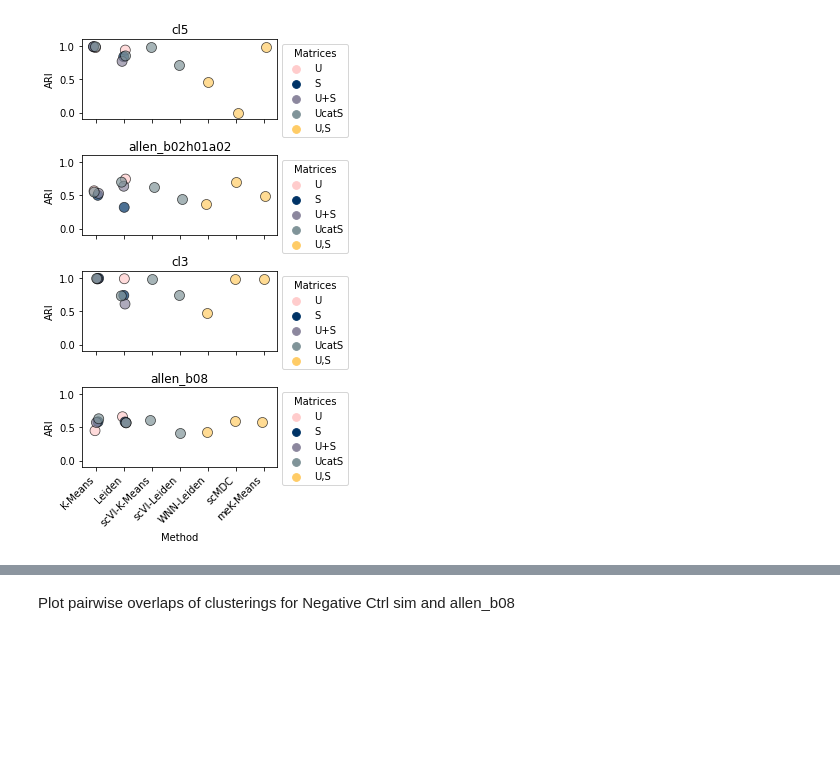
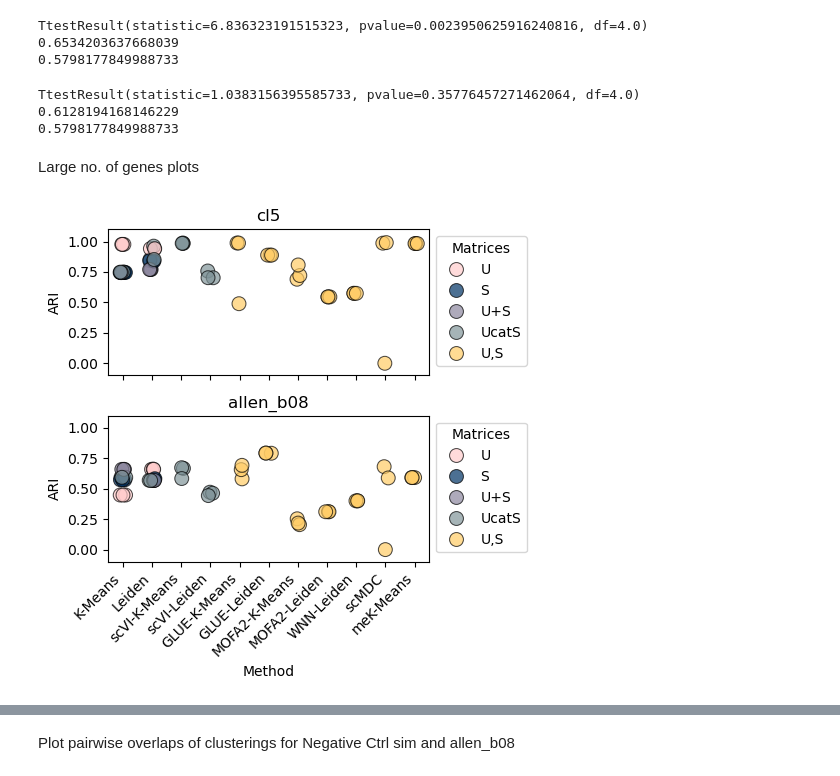
Before and after one commit to pachterlab/CGP_2023, a Jupyter notebook: analysis_notebooks/Figs_2_3_plots.ipynb, the cells around one changed output, grey strips where cells are left out. Saved outputs shown, nothing was run; the diff lists cells and outputs as text; code cells hidden in the pictures; blank space fills up the shorter version.

```diff
--- a/analysis_notebooks/Figs_2_3_plots.ipynb
+++ b/analysis_notebooks/Figs_2_3_plots.ipynb
@@ -68,13 +89,17 @@ Saved  ./fits/meKruns_0317/meK_res_filt.csv
 # %%
 #All clustering result files (sim and bench)
-sim_res = ['./fits/LeidKMeansruns_0306/LK_sim_results.csv',
-           './fits/meKruns_0306/meK_sim_results.csv',
+sim_res = ['./fits/LeidKMeansruns_0508/LK_sim_res.csv',
+           './fits/GLUEruns_0507/GLUE_sim_res.csv',
+           './fits/meKruns_0508/meK_sim_res.csv',
            './fits/scVI_sim_results.csv',
-          './fits/Seuratruns_0306/WNN_sim_results.csv']
+          './fits/Seuratruns_0508/WNN_sim_results.csv',
+          './fits/Seuratruns_0508/MOFA_sim_results.csv']
 
-bench_res = ['./fits/LeidKMeansruns_0215/LK_res.csv',
-            './fits/meKruns_0317/meK_res_filt.csv',
+bench_res = ['./fits/LeidKMeansruns_0508/LK_bench_res.csv',
+             './fits/GLUEruns_0507/GLUE_res.csv',
+            './fits/meKruns_0508/meK_bench_res.csv',
             './fits/scVI_bench_results.csv',
-            './fits/Seuratruns_0215/WNN_bench_results.csv',
-            './fits/scMDC_bench_results.csv']
+            './fits/Seuratruns_0508/WNN_bench_results.csv',
+            './fits/scMDC_bench_results.csv',
+            './fits/Seuratruns_0508/MOFA_bench_results.csv']
 # %%
@@ -175,0 +437,35 @@ array([-1.  ,  0.75,  1.  ,  1.5 ,  2.  ,  3.  ,  5.  ,  8.  , 10.  ,
+# %%
+test1 = 'scVI-K-Means'
+test2 = 'meK-Means'
+gs = 682
+ds = 'allen_b08'
+
+comp1 = list(all_bench[all_bench.Data.isin([ds]) & all_bench.Method.isin([test1]) &all_bench.HVGs.isin([gs])].ARI)
+comp2 = list(all_bench[all_bench.Data.isin([ds]) & all_bench.Method.isin([test2]) &all_bench.HVGs.isin([gs]) ].ARI)
+print(scipy.stats.ttest_ind(comp1,comp2))
+
+print(np.mean(comp1))
+print(np.mean(comp2))
+
+#For MOp_sc GLUE- and scVI-K-Means signifcantly higher than other methods (~0.65), followed by meK-Means (0.58),
+#and meK-Means results not variable over rounds
+# %% [output]
+TtestResult(statistic=6.836323191515323, pvalue=0.0023950625916240816, df=4.0)
+0.6534203637668039
+0.5798177849988733
+# %%
+test1 = 'GLUE-K-Means'
+test2 = 'meK-Means'
+gs = 682
+ds = 'allen_b08'
+
+comp1 = list(all_bench[all_bench.Data.isin([ds]) & all_bench.Method.isin([test1]) &all_bench.HVGs.isin([gs])].ARI)
+comp2 = list(all_bench[all_bench.Data.isin([ds]) & all_bench.Method.isin([test2]) &all_bench.HVGs.isin([gs]) ].ARI)
+print(scipy.stats.ttest_ind(comp1,comp2))
+
+print(np.mean(comp1))
+print(np.mean(comp2))
+# %% [output]
+TtestResult(statistic=1.0383156395585733, pvalue=0.35776457271462064, df=4.0)
+0.6128194168146229
+0.5798177849988733
@@ -176,8 +475,13 @@ array([-1.  ,  0.75,  1.  ,  1.5 ,  2.  ,  3.  ,  5.  ,  8.  , 10.  ,
+# %% [markdown]
+Large no. of genes plots
 # %%
 #Use cl3 + allen_bo8 since scMDC worked for both
-sub_all_bench = all_bench[~all_bench.HVGs.isin([357,  359,  466,  682]) & ~(all_bench.Method.isin(['meK-Means','scMDC']) & all_bench.Hyperparam.isin([10]) & all_bench.Data.isin(['cl5']))]
+sub_all_bench = all_bench[~all_bench.HVGs.isin([357,  359,  466,  682]) * all_bench.Data.isin(['cl5','allen_b08'])]
 stats_plots(sub_all_bench,stat='ARI',hyp_exclude = [-1,0.75,1.5,2.0,8,15,16],
-            order=['K-Means','Leiden','scVI-K-Means','scVI-Leiden','WNN-Leiden','scMDC','meK-Means'],
-            fname='ARI_all_bench_lgHVGs.pdf',figsize=(4.5,7.5))
+            order=['K-Means','Leiden','scVI-K-Means','scVI-Leiden',
+                   'GLUE-K-Means','GLUE-Leiden',
+                   'MOFA2-K-Means', 'MOFA2-Leiden',
+                   'WNN-Leiden','scMDC','meK-Means'],
+            fname='ARI_all_bench_lgHVGs_0508.pdf',figsize=(5,5))
 # %% [output]
-[figure, old version]
+[figure, new version]
```
Also changed, not shown: parts of 99 cells of this notebook, 5 other files.
